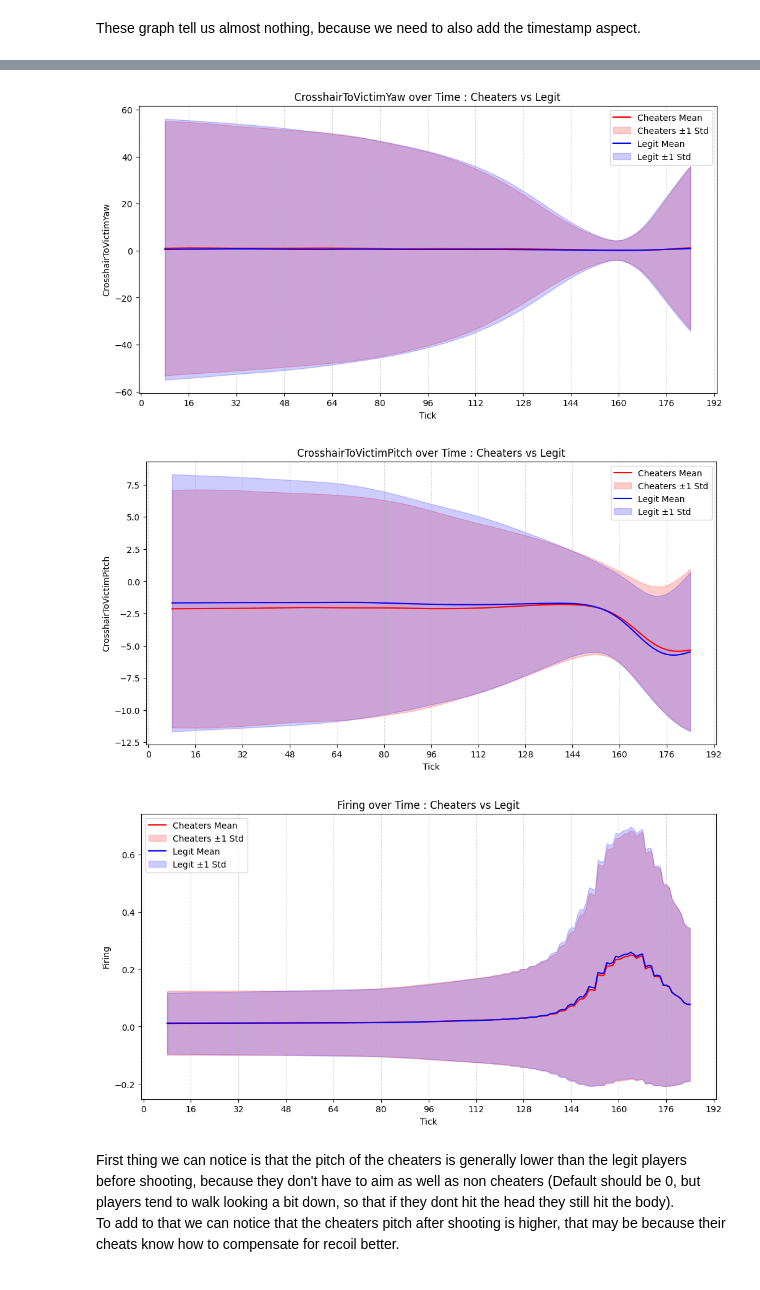
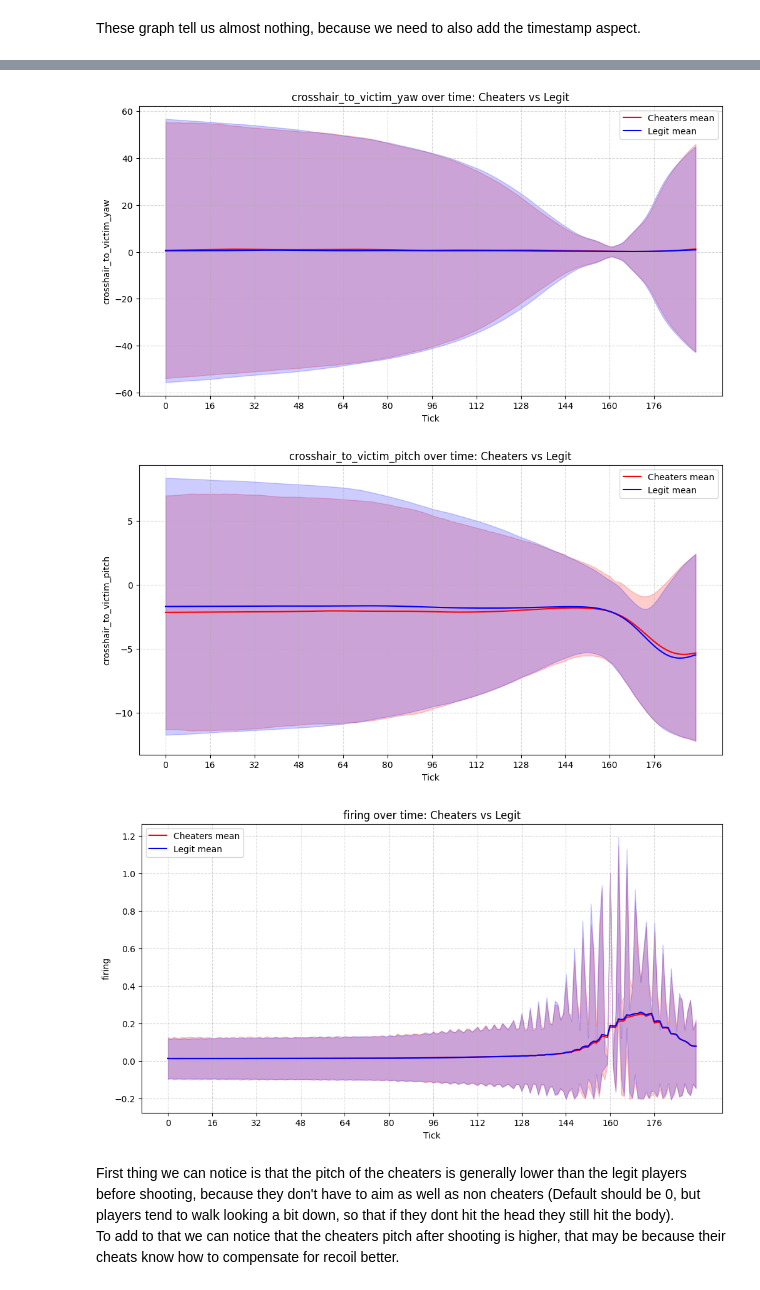
Before and after one commit to KSaB22/datascience, a Jupyter notebook: Work.ipynb, the cells around one changed output, grey strips where cells are left out. Drawn from its saved outputs; the diff is of its cells as text; code cells hidden in the pictures.

```diff
--- a/Work.ipynb
+++ b/Work.ipynb
@@ -167,9 +192,7 @@ show_data(data, labels)
 # %% [markdown]
 These graph tell us almost nothing, because we need to also add the timestamp aspect.
 # %%
-# function to plot feature data over time for cheaters and legit players
 def show_data_over_time(arr, labels_arr, window_size=16):
-    # define feature indices for easier access
     feature_indices = {
         'attacker_delta_yaw': 0,
         'attacker_delta_pitch': 1,
@@ -178,54 +201,38 @@ def show_data_over_time(arr, labels_arr, window_size=16):
         'firing': 4
     }
 
-    # extract dimensions from the dataset
     matches, players, ticks, features = arr.shape
-
-    # flatten data for easier handling
     arr_flat = arr.reshape(-1, features)
-
-    # repeat labels for each player and tick
     labels_per_entry = np.repeat(labels_arr, players * ticks)
-
-    # create timestamps for plotting
     timestamps = np.tile(np.arange(ticks), matches * players)
 
-    # iterate through each feature and plot
     for feature_name, idx in feature_indices.items():
         plt.figure(figsize=(12, 6))
 
-        # plot for cheaters (1) and legit (0) with separate colors
-        for label_value, color, label_name in zip([1, 0], ['red', 'blue'], ['cheaters', 'legit']):
+        for label_value, color, label_name in zip([1, 0], ['red', 'blue'], ['Cheaters', 'Legit']):
             mask = labels_per_entry == label_value
-            feature_values = arr_flat[mask, idx]
-            time_values = timestamps[mask]
+            df = pd.DataFrame({
+                'time': timestamps[mask],
+                'value': arr_flat[mask, idx]
+            })
 
-            means = []
-            stds = []
-            centers = []
+            # Group by tick → calculate mean and std for each tick
+            agg = df.groupby('time')['value'].agg(['mean', 'std']).reset_index()
 
-            # compute mean and standard deviation over sliding windows
-            for t in range(0, ticks - window_size + 1):
-                mask_window = (time_values >= t) & (time_values < t + window_size)
-                if np.any(mask_window):
-                    means.append(feature_values[mask_window].mean())
-                    stds.append(feature_values[mask_window].std())
-                    centers.append(t + window_size / 2)
+            # Smooth the mean for nicer curves
+            agg['mean_smooth'] = agg['mean'].rolling(window=window_size, min_periods=1).mean()
 
-            means = np.array(means)
-            stds = np.array(stds)
-            centers = np.array(centers)
+            plt.plot(agg['time'], agg['mean_smooth'], color=color, label=f"{label_name} mean")
+            plt.fill_between(agg['time'],
+                             agg['mean'] - agg['std'],
+                             agg['mean'] + agg['std'],
+                             color=color, alpha=0.2)
 
-            # plot mean values and shaded standard deviation region
-            plt.plot(centers, means, color=color, label=f"{label_name} mean")
-            plt.fill_between(centers, means - stds, means + stds, color=color, alpha=0.2, label=f"{label_name} ±1 std")
-
-        # configure plot appearance
-        plt.title(f"{feature_name} over time: cheaters vs legit")
-        plt.xlabel("tick")
+        plt.title(f"{feature_name} over time: Cheaters vs Legit")
+        plt.xlabel("Tick")
         plt.ylabel(feature_name)
-        plt.xticks(np.arange(0, 193, 16))
-        plt.grid(True, which='both', axis='x', linestyle='--', alpha=0.5)
+        plt.xticks(np.arange(0, ticks, window_size))
+        plt.grid(True, linestyle='--', alpha=0.5)
         plt.legend()
         plt.show()
 
@@ -236,6 +243,6 @@ show_data_over_time(training, training_labels)
-[figure, old version]
+[figure, new version]
-[figure, old version]
+[figure, new version]
-[figure, old version]
+[figure, new version]
 # %% [markdown]
 First thing we can notice is that the pitch of the cheaters is generally lower than the legit players before shooting, because they don't have to aim as well as non cheaters (Default should be 0, but players tend to walk looking a bit down, so that if they dont hit the head they still hit the body). <br>
 To add to that we can notice that the cheaters pitch after shooting is higher, that may be because their cheats know how to compensate for recoil better.
```
Also changed, not shown: parts of 17 cells of this notebook, 1 other file.
